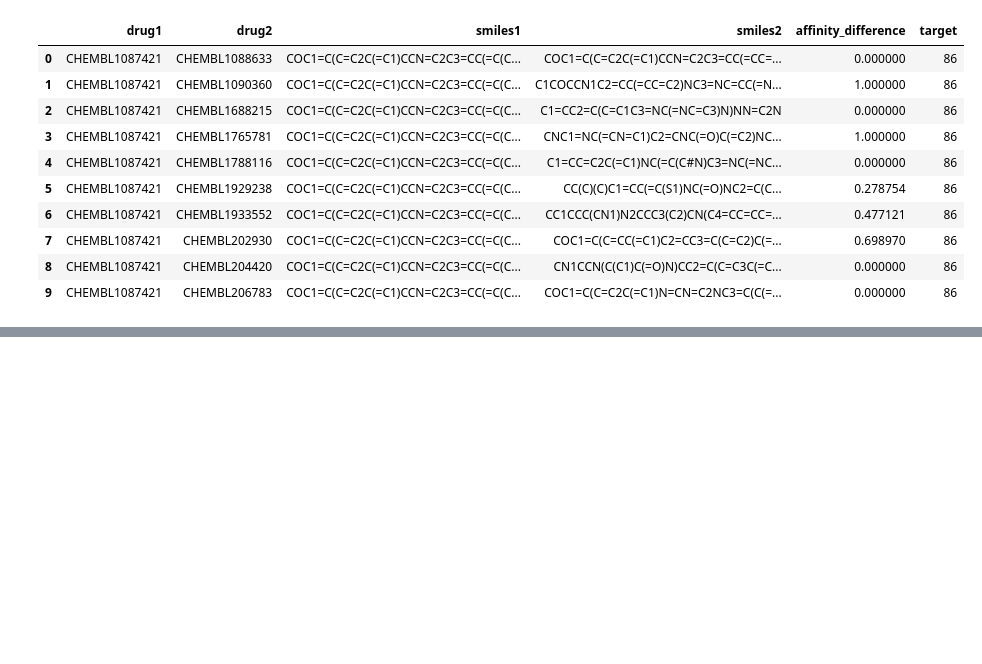
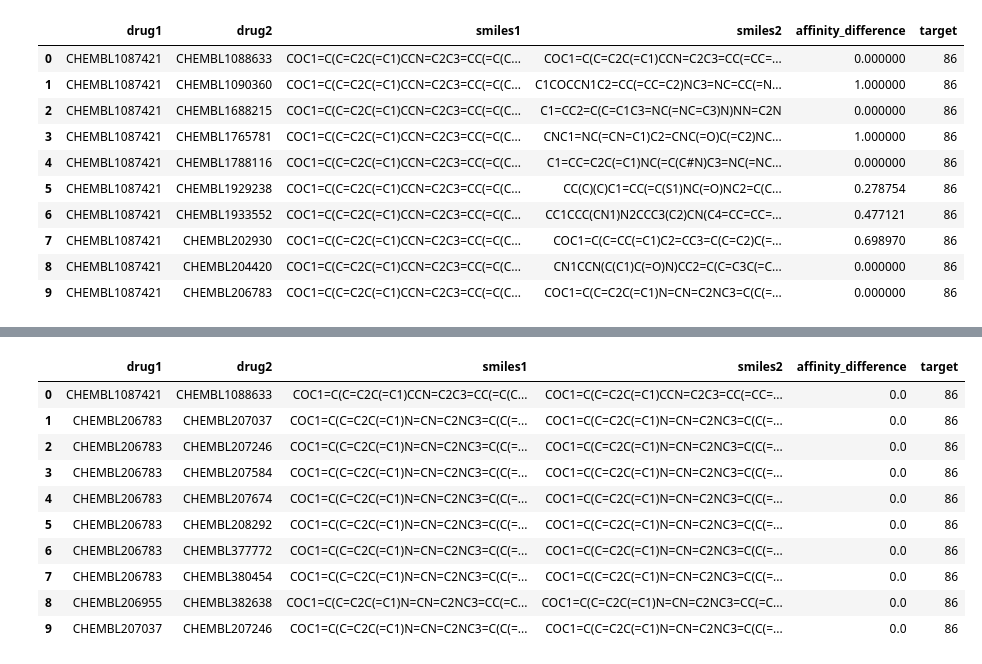
Before and after one commit to reginaib/AC-DTI, a Jupyter notebook: scripts/ds_kiba_preprocess_ddc_regression.ipynb, the cells around one changed output, grey strips where cells are left out. Cells and saved outputs as stored; diff of their text form; code cells hidden in the pictures; blank space fills up the shorter version.

```diff
--- a/scripts/ds_kiba_preprocess_ddc_regression.ipynb
+++ b/scripts/ds_kiba_preprocess_ddc_regression.ipynb
@@ -75,0 +148,14 @@ aff_diffs_split_random.to_parquet('../analysis/kiba_cliff_pairs_aff_diffs_split_
+# %%
+sim_diffs.head(10)
+# %% [output]
+|  | drug1 | drug2 | smiles1 | smiles2 | affinity_difference | target |
+| 0 | CHEMBL1087421 | CHEMBL1088633 | COC1=C(C=C2C(=C1)CCN=C2C3=CC(=C(C... | COC1=C(C=C2C(=C1)CCN=C2C3=CC(=CC=... | 0.0 | 86 |
+| 1 | CHEMBL206783 | CHEMBL207037 | COC1=C(C=C2C(=C1)N=CN=C2NC3=C(C(=... | COC1=C(C=C2C(=C1)N=CN=C2NC3=C(C(=... | 0.0 | 86 |
+| 2 | CHEMBL206783 | CHEMBL207246 | COC1=C(C=C2C(=C1)N=CN=C2NC3=C(C(=... | COC1=C(C=C2C(=C1)N=CN=C2NC3=C(C(=... | 0.0 | 86 |
+| 3 | CHEMBL206783 | CHEMBL207584 | COC1=C(C=C2C(=C1)N=CN=C2NC3=C(C(=... | COC1=C(C=C2C(=C1)N=CN=C2NC3=C(C(=... | 0.0 | 86 |
+| 4 | CHEMBL206783 | CHEMBL207674 | COC1=C(C=C2C(=C1)N=CN=C2NC3=C(C(=... | COC1=C(C=C2C(=C1)N=CN=C2NC3=C(C(=... | 0.0 | 86 |
+| 5 | CHEMBL206783 | CHEMBL208292 | COC1=C(C=C2C(=C1)N=CN=C2NC3=C(C(=... | COC1=C(C=C2C(=C1)N=CN=C2NC3=C(C(=... | 0.0 | 86 |
+| 6 | CHEMBL206783 | CHEMBL377772 | COC1=C(C=C2C(=C1)N=CN=C2NC3=C(C(=... | COC1=C(C=C2C(=C1)N=CN=C2NC3=C(C(=... | 0.0 | 86 |
+| 7 | CHEMBL206783 | CHEMBL380454 | COC1=C(C=C2C(=C1)N=CN=C2NC3=C(C(=... | COC1=C(C=C2C(=C1)N=CN=C2NC3=C(C(=... | 0.0 | 86 |
+| 8 | CHEMBL206955 | CHEMBL382638 | COC1=C(C=C2C(=C1)N=CN=C2NC3=CC(=C... | COC1=C(C=C2C(=C1)N=CN=C2NC3=CC(=C... | 0.0 | 86 |
+| 9 | CHEMBL207037 | CHEMBL207246 | COC1=C(C=C2C(=C1)N=CN=C2NC3=C(C(=... | COC1=C(C=C2C(=C1)N=CN=C2NC3=C(C(=... | 0.0 | 86 |
```
Also changed, not shown: parts of 20 cells of this notebook, 4 other files.
